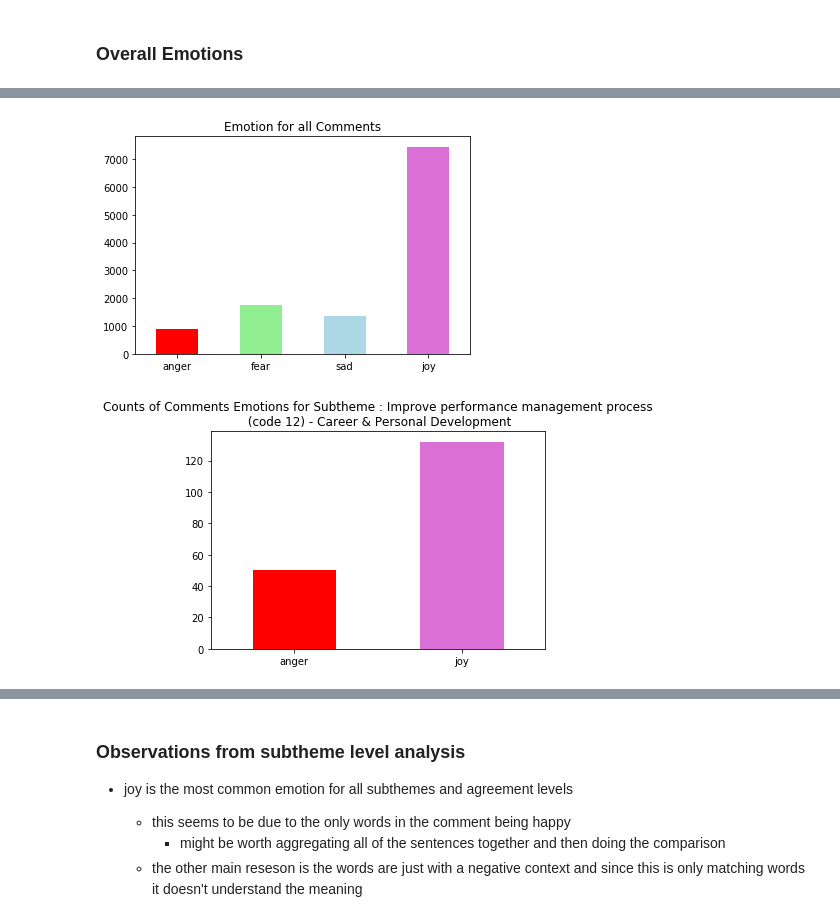
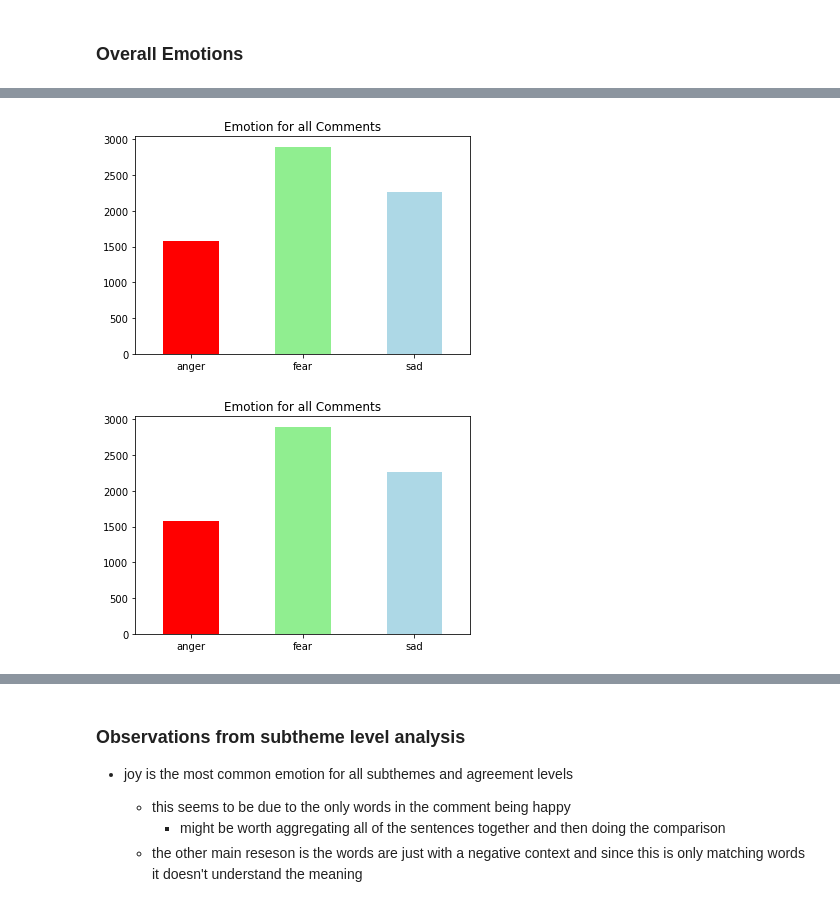
Before and after one commit to Jamienie/mds_capstone_bcstats, a Jupyter notebook: notebooks/ap_emotion_analysis_qual_to_quant.ipynb, the cells around one changed output, grey strips where cells are left out. Cells and saved outputs as stored; diff of their text form; code cells hidden in the pictures.

```diff
--- a/notebooks/ap_emotion_analysis_qual_to_quant.ipynb
+++ b/notebooks/ap_emotion_analysis_qual_to_quant.ipynb
@@ -109,8 +111,11 @@ print((end - start) / 60, "mins")
 # %%
 start = time.time()
-agreement_scores = src.emotion_analysis.obtain_emotion_scores(data_agreement,
-                                                              lexicon,
-                                                              anger=True, fear=False, sadness=False, joy=True)
+agreement_scores = src.analysis.emotion_analysis.obtain_emotion_scores(data_agreement,
+                                                                       lexicon,
+                                                                       anger=True,
+                                                                       fear=True,
+                                                                       sadness=True,
+                                                                       joy=False)
 end = time.time()
 print((end - start) / 60, "mins")
 # %% [output]
@@ -134,8 +229,9 @@ other = full_scores.drop("joy", axis=1)
 # %%
-src.emotion_analysis.plot_data(data=full_scores)
+src.analysis.emotion_analysis.plot_data(data=agreement_scores)
 # %% [output]
-[figure, old version]
+[figure, new version]
+[figure, added]
 # %%
-src.emotion_analysis.plot_data(data=agreement_scores, depth="subtheme", name=12)
+plot_12 = src.analysis.emotion_analysis.plot_data(data=agreement_scores,
+                                                  depth="subtheme",
+                                                  name=12)
-# %% [output]
-[figure, removed]
```
Also changed, not shown: parts of 46 cells of this notebook, 5 other files.
